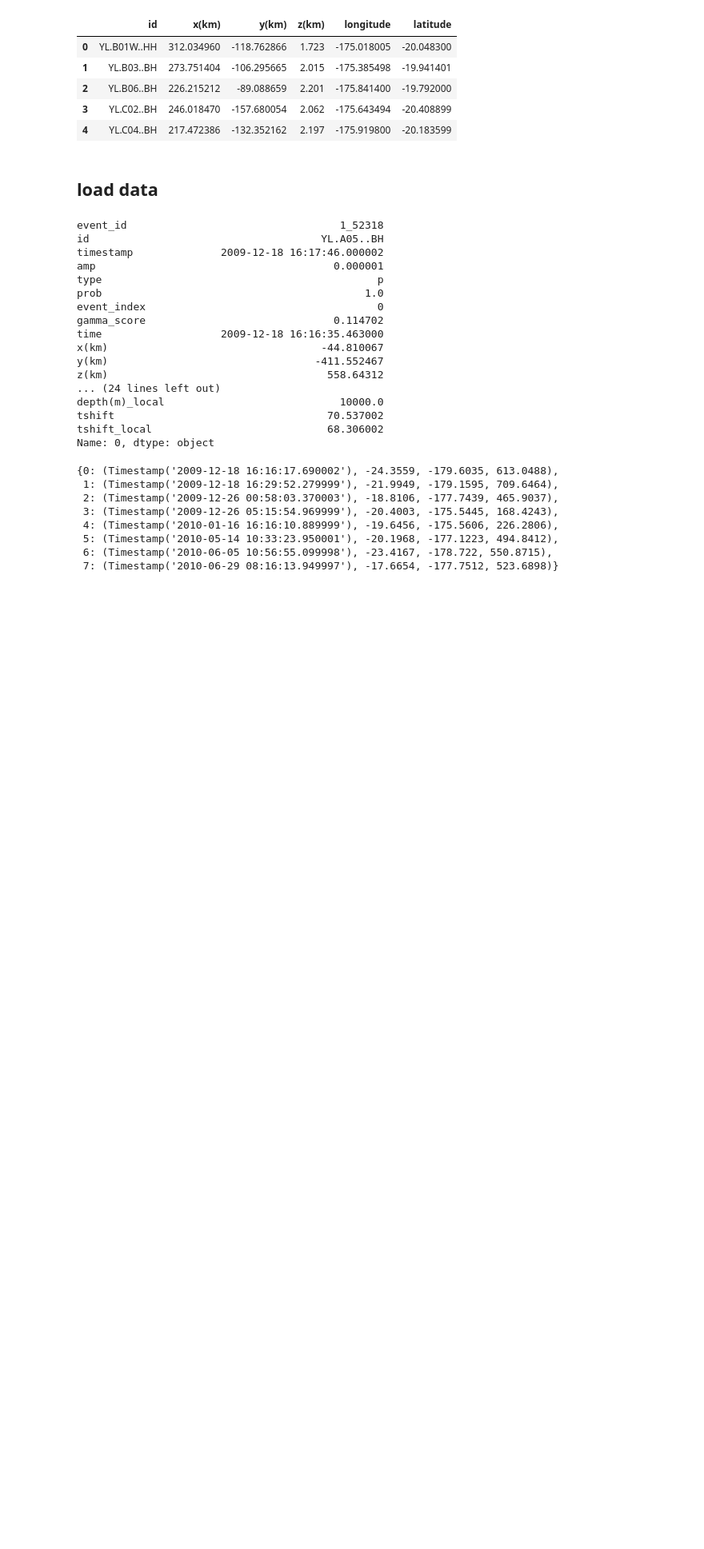
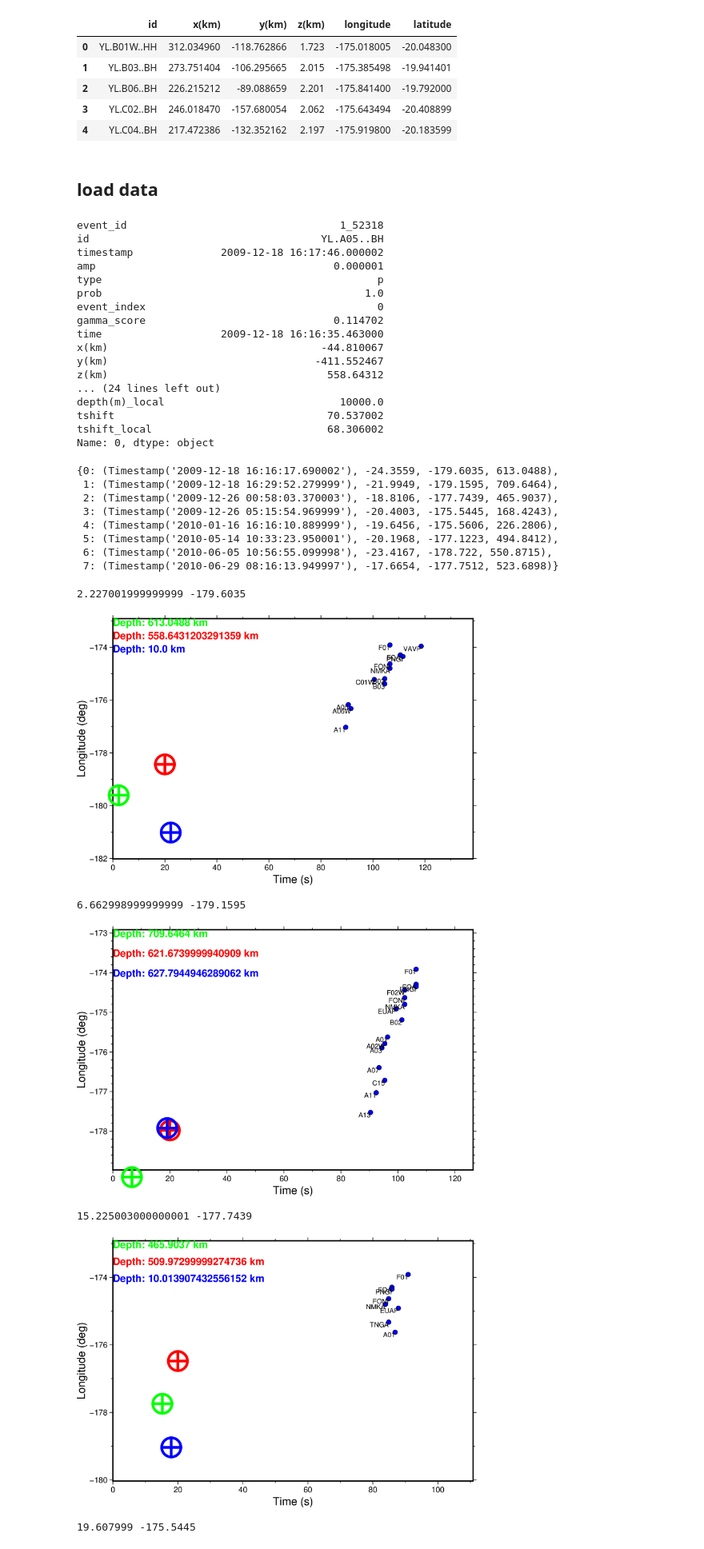
Before and after one commit to ziyixi/GaMMA-example, a Jupyter notebook: visualize/show_gamma_result.ipynb, the cells around one changed output. Shown at 80% size. Saved outputs shown, nothing was run; the diff lists cells and outputs as text; code cells hidden in the pictures; blank space fills up the shorter version.

Commit message:
Update the plotting scripts

```diff
--- a/visualize/show_gamma_result.ipynb
+++ b/visualize/show_gamma_result.ipynb
@@ -111,50 +111,78 @@ ground_truth_mapper
  6: (Timestamp('2010-06-05 10:56:55.099998'), -23.4167, -178.722, 550.8715),
  7: (Timestamp('2010-06-29 08:16:13.949997'), -17.6654, -177.7512, 523.6898)}
 # %%
-def plot(df,index):
+def plot(df, index):
     df = df[df['type'] == 'p']
     df.loc[:, 'tshift'] = df['tshift'] + 20
 
     fig = pygmt.Figure()
 
     x = 20
     y = df.iloc[0]['longitude']
     x_local = (df.iloc[0]['time_local']-df.iloc[0]['time']).total_seconds()+20
     y_local = df.iloc[0]['longitude_local']
+    # y and y_local might be positive, change to y-360 and y_local-360
+    if y > 0:
+        y = y - 360
+    if y_local > 0:
+        y_local = y_local - 360
 
     # Create a scatter plot using PyGMT
     fig.plot(
         x=df['tshift'],
         y=df['longitude_station'],
         style='c0.2c',
         fill='blue',
         pen='black',
         projection='X15c/10c',
-        region=[0, df['tshift'].max()+20, min(df['longitude_station'].min(),y,y_local)-1, max(df['longitude_station'].max(),y,y_local)+1],
-        frame=["WSen","xaf+lTime (s)","yaf+lLongitude (deg)"],
+        region=[0, df['tshift'].max()+20, min(df['longitude_station'].min(),
+                                              y, y_local)-1, max(df['longitude_station'].max(), y, y_local)+1],
+        frame=["WSen", "xaf+lTime (s)", "yaf+lLongitude (deg)"],
     )
 
     # Plot the event origin location
-    fig.plot(x=x, y=y, style="c0.8c", fill=None, pen="3p,red")
-    fig.plot(x=x, y=y, style="+0.8c", pen="3p,red")
+    fig.plot(x=x, y=y, style="c0.8c", fill=None, pen="3p,red", no_clip=True)
+    fig.plot(x=x, y=y, style="+0.8c", pen="3p,red", no_clip=True)
 
     # Label the station id with non-overlapping
     for i in range(len(df)):
-        fig.text(x=df.iloc[i]['tshift'], y=df.iloc[i]['longitude_station'], text=df.iloc[i]['id'].split(".")[1], font='8p', justify='TR')
+        fig.text(x=df.iloc[i]['tshift'], y=df.iloc[i]['longitude_station'],
+                 text=df.iloc[i]['id'].split(".")[1], font='8p', justify='TR')
 
-    ground_truth_x=(ground_truth_mapper[index][0]-df.iloc[0]['time']).total_seconds()+20
-    ground_truth_y=ground_truth_mapper[index][2]
+    ground_truth_x = (
+        ground_truth_mapper[index][0]-df.iloc[0]['time']).total_seconds()+20
+    ground_truth_y = ground_truth_mapper[index][2]
+
+    # Plot the local event origin location
+    fig.plot(x=x_local, y=y_local, style="c0.8c",
+             fill=None, pen="3p,blue", no_clip=True)
+    fig.plot(x=x_local, y=y_local, style="+0.8c", pen="3p,blue", no_clip=True)
 
     # Plot the ground truth location
-    fig.plot(x=ground_truth_x, y=ground_truth_y, style="c0.8c", fill=None, pen="3p,green")
-    fig.plot(x=ground_truth_x, y=ground_truth_y, style="+0.8c", pen="3p,green")
+    fig.plot(x=ground_truth_x, y=ground_truth_y, style="c0.8c",
+             fill=None, pen="3p,green", no_clip=True)
+    fig.plot(x=ground_truth_x, y=ground_truth_y,
+             style="+0.8c", pen="3p,green", no_clip=True)
+    print(ground_truth_x, ground_truth_y)
 
-    # Plot the local event origin location
-    fig.plot(x=x_local, y=y_local, style="c0.8c", fill=None, pen="3p,blue")
-    fig.plot(x=x_local, y=y_local, style="+0.8c", pen="3p,blue")
-
+    # text in the same color as origin for the event depth, put the text at the upper left of the figure
+    fig.text(x=0, y=max(df['longitude_station'].max(), y, y_local)+1,
+                text=f"Depth: {ground_truth_mapper[index][3]} km", font="12p,Helvetica-Bold,green", justify='TL')
+    fig.text(x=0, y=max(df['longitude_station'].max(), y, y_local)+0.5,
+                text=f"Depth: {df.iloc[0]['z(km)']} km", font="12p,Helvetica-Bold,red", justify='TL')
+    fig.text(x=0, y=max(df['longitude_station'].max(), y, y_local),
+                text=f"Depth: {df.iloc[0]['z(km)_local']} km", font="12p,Helvetica-Bold,blue", justify='TL')
 
     fig.show()
 
-for index in range(3):
-    plot(df_global_list[index],index)
+
+for index in range(8):
+    plot(df_global_list[index], index)
+# %% [output]
+2.227001999999999 -179.6035
+[figure, added]
+6.662998999999999 -179.1595
+[figure, added]
+15.225003000000001 -177.7439
+[figure, added]
+19.607999 -175.5445
```
Also changed, not shown: parts of 2 cells of this notebook.
